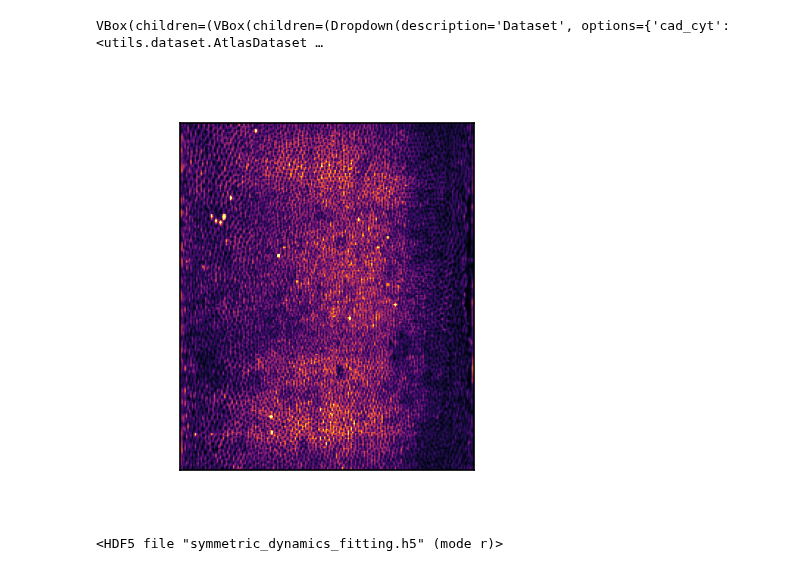
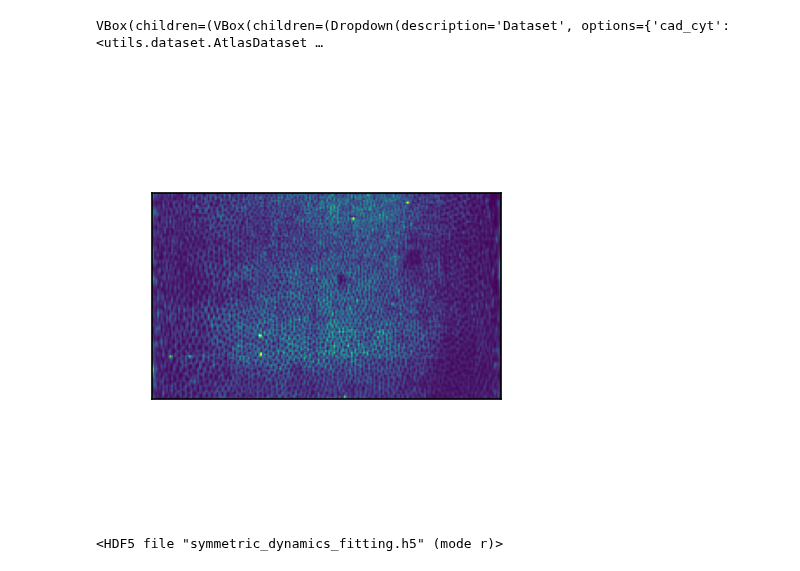
Before and after one commit to jcolen/drosophila_morphogenesis, a Jupyter notebook: utils/VideoViewer.ipynb, the cells around one changed output. Saved outputs shown, nothing was run; the diff lists cells and outputs as text; code cells hidden in the pictures.

```diff
--- a/utils/VideoViewer.ipynb
+++ b/utils/VideoViewer.ipynb
@@ -29,10 +29,11 @@ datasets = {
     'cad_cyt': AtlasDataset('WT', 'ECad-GFP', 'cyt2D', transform=transform),
     'cad_raw': AtlasDataset('WT', 'ECad-GFP', 'raw2D', transform=transform),
     'cvel': AtlasDataset('WT', 'ECad-GFP', 'velocity2D', transform=transform),
-    'svel': AtlasDataset('Halo_Hetero_Twist[ey53]_Hetero', 'Sqh-GFP', 'velocity2D', transform=transform, drop_time=True)
+    'svel': AtlasDataset('Halo_Hetero_Twist[ey53]_Hetero', 'Sqh-GFP', 'velocity2D', transform=transform, drop_time=True),
 
     #'sqh': AtlasDataset('WT', 'sqh-mCherry', 'tensor2D', transform=transform),
-    #'sqh_cyt': AtlasDataset('WT', 'sqh-mCherry', 'cyt2D', transform=transform),
+    'sqh_cyt': AtlasDataset('Halo_Hetero_Twist[ey53]_Hetero', 'Sqh-GFP', 'cyt2D', transform=transform, drop_time=True),
+    'sqh_raw': AtlasDataset('Halo_Hetero_Twist[ey53]_Hetero', 'Sqh-GFP', 'raw2D', transform=transform, drop_time=True),
     #'runt': AtlasDataset('WT', 'Runt', 'raw2D', transform=transform)
 }
 
@@ -80,7 +81,7 @@ def update_time(_):
     data = data.reshape([data.shape[0], -1, *data.shape[-2:]])
     data = np.linalg.norm(data, axis=1)
     vmin = np.min(data)
-    vmax = vmin + 5 * np.std(data)
+    vmax = vmin + 7 * np.std(data)
     #vmax = np.max(data)
 
     time_select.min = df.loc[df.embryoID==ekey, 'time'].min()
@@ -91,35 +92,35 @@ def update_time(_):
 def update_plot(_):
     dataset = dataset_select.value
     ekey = embryo_select.value
     time = time_select.value
 
     df = dataset.df[dataset.df.embryoID == ekey]
     row = (df['time']-time).abs().argmin()
     idx = df.iloc[row].name
     data = dataset[idx]['value']
 
     ax.clear()
     if data.shape[0] == 1:
-        color_2D(ax, data, vmin=vmin, vmax=vmax)
+        color_2D(ax, data, vmin=vmin, vmax=vmax, cmap='viridis')
     elif data.shape[0] == 2:
         plot_vector2D(ax, data)#, vmin=vmin, vmax=vmax)
     elif data.shape[0] == 4:
         plot_tensor2D(ax, data, vmin=vmin, vmax=vmax)
 
 dataset_select.observe(update_embryo, names=['value'])
 embryo_select.observe(update_time, names=['value'])
 time_select.observe(update_plot, names=['value'])
 update_embryo(None)
 
 control = ipw.VBox([
     dataset_select,
     embryo_select,
     time_select
 ])
 display(ipw.VBox([control, output]))
 # %% [output]
 VBox(children=(VBox(children=(Dropdown(description='Dataset', options={'cad_cyt': <utils.dataset.AtlasDataset …
-[figure, old version]
+[figure, new version]
 # %%
 %matplotlib widget
 
```
Also changed, not shown: 28 other files.
